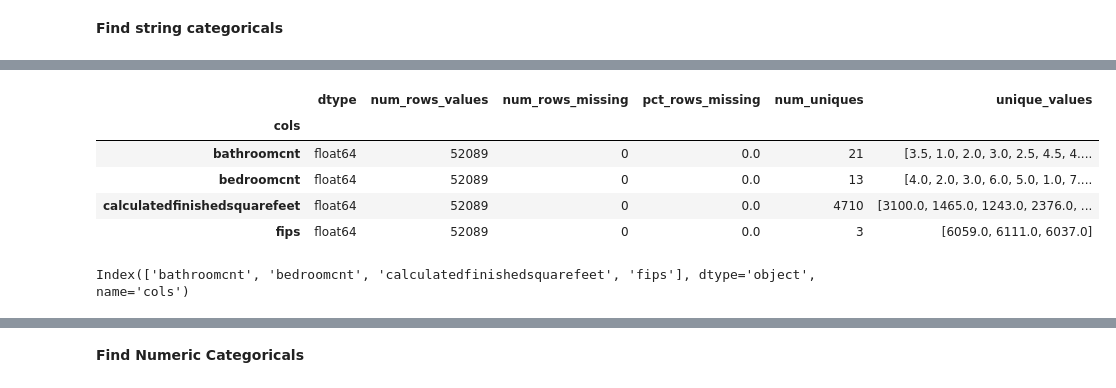
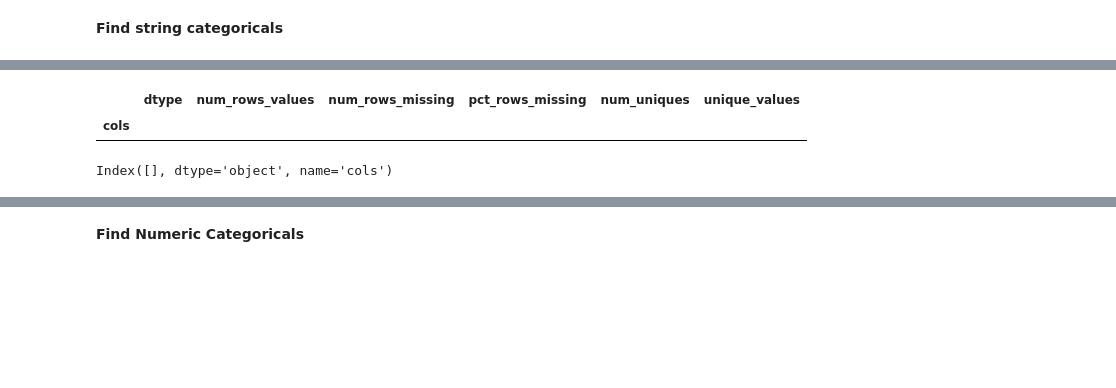
Before and after one commit to BayesEliaSantos/Bayes_P04_Zillow, a Jupyter notebook: kworking.ipynb, the cells around one changed output, grey strips where cells are left out. Saved outputs shown, nothing was run; the diff lists cells and outputs as text; code cells hidden in the pictures; blank space fills up the shorter version.

```diff
--- a/kworking.ipynb
+++ b/kworking.ipynb
@@ -195,6 +195,7 @@ df_strings = get_column_values_stats(
     df,
     get_cols=df.columns[df.dtypes=='object'],
     max_uniques=20000,
+    allow_zero_cols=True,
     limit_to_max=True
 )
 df_strings
@@ -204,13 +205,9 @@ df_strings
 |  | dtype | num_rows_values | num_rows_missing | pct_rows_missing | num_uniques | unique_values |
 | cols |  |  |  |  |  |  |
-| bathroomcnt | float64 | 52089 | 0 | 0.0 | 21 | [3.5, 1.0, 2.0, 3.0, 2.5, 4.5, 4.... |
-| bedroomcnt | float64 | 52089 | 0 | 0.0 | 13 | [4.0, 2.0, 3.0, 6.0, 5.0, 1.0, 7.... |
-| calculatedfinishedsquarefeet | float64 | 52089 | 0 | 0.0 | 4710 | [3100.0, 1465.0, 1243.0, 2376.0, ... |
-| fips | float64 | 52089 | 0 | 0.0 | 3 | [6059.0, 6111.0, 6037.0] |
 # %%
 df_strings.index
 # %% [output]
-Index(['bathroomcnt', 'bedroomcnt', 'calculatedfinishedsquarefeet', 'fips'], dtype='object', name='cols')
+Index([], dtype='object', name='cols')
 # %%
 string_categoricals = [
     'airconditioningdesc',
```
Also changed, not shown: parts of 28 cells of this notebook, 1 other file.
